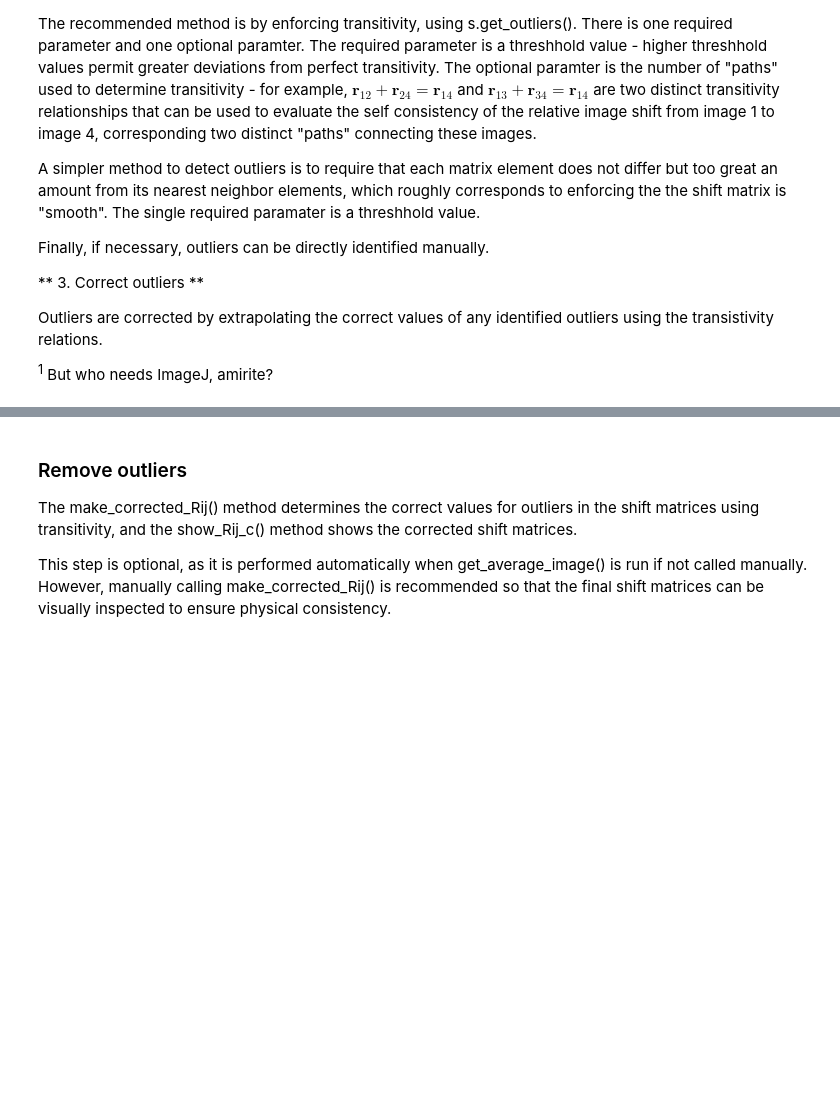
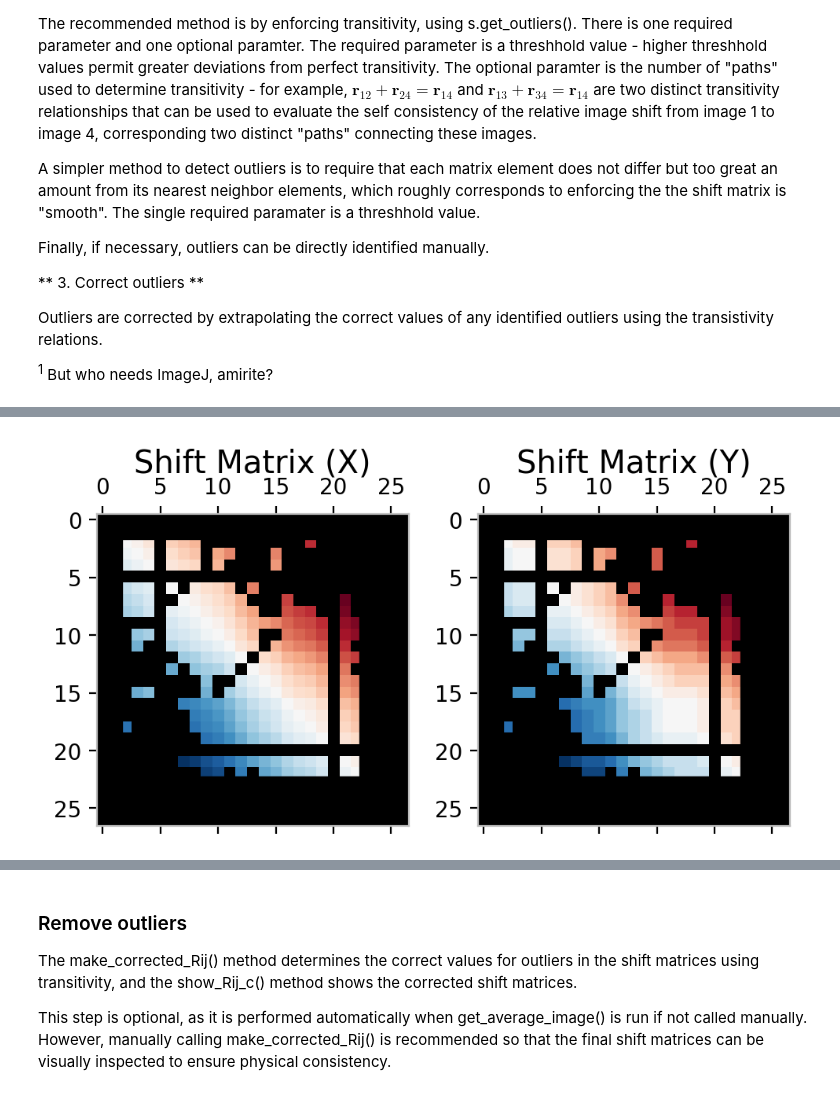
Before and after one commit to bsavitzky/rigidRegistration, a Jupyter notebook: samplefiles/sample3_in-depthWorkflow.ipynb, the cells around one changed output, grey strips where cells are left out. Saved outputs shown, nothing was run; the diff lists cells and outputs as text; code cells hidden in the pictures; blank space fills up the shorter version.

```diff
--- a/samplefiles/sample3_in-depthWorkflow.ipynb
+++ b/samplefiles/sample3_in-depthWorkflow.ipynb
@@ -240,8 +238,10 @@ TypeError: get_outliers() got an unexpected keyword argument 'threshhold'
 # %%
-# Identify outliers by enforcing transitivity
+# Identify outliers by enforcing transitivity, using additional optional featurs
 
-s.set_nz(0,27)                             # Set min/maz useable image indices
-s.get_outliers("transitivity",10,10)       # Set outlier threshhold
-s.set_bad_images([])                       # Set bad images
+s.set_nz(2,23)                                 # Select a subset of the images to use by setting min/maz useable image indices
+s.get_outliers(threshold=10,maxpaths=10)       # Set outlier threshhold and maxpaths
+s.set_bad_images([5,20])                           # Flag entire images (rows/columns of shift matrix) as unuseable
 
 s.show_Rij(mask=True)
+# %% [output]
+[figure, added]
```
Also changed, not shown: parts of 7 cells of this notebook, 1 other file.
